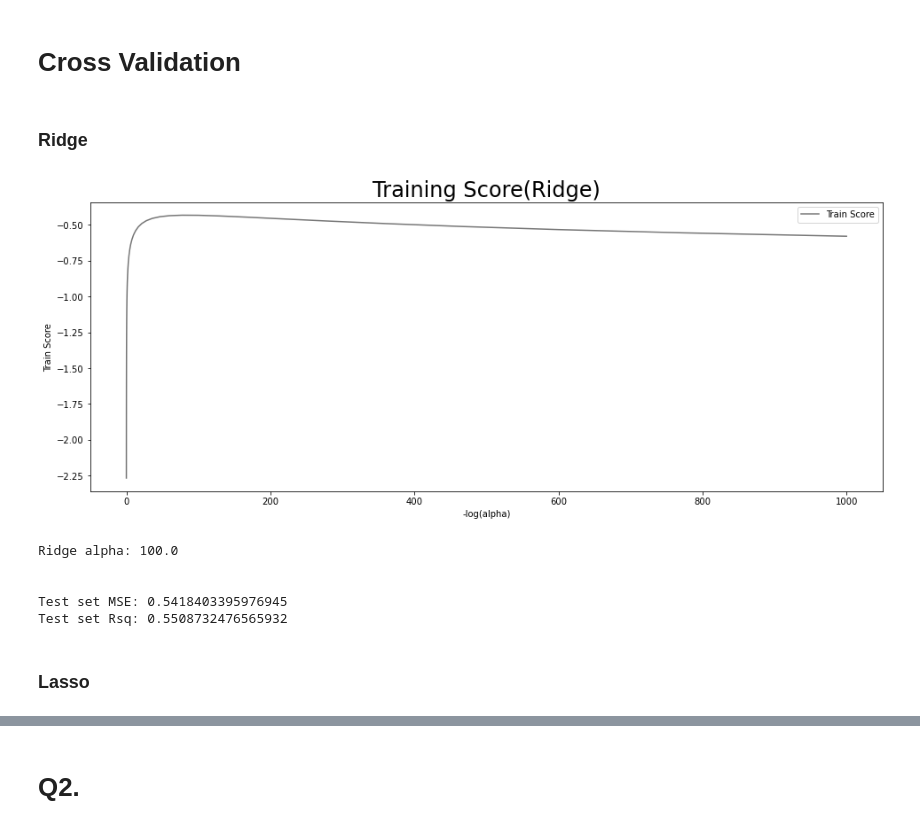
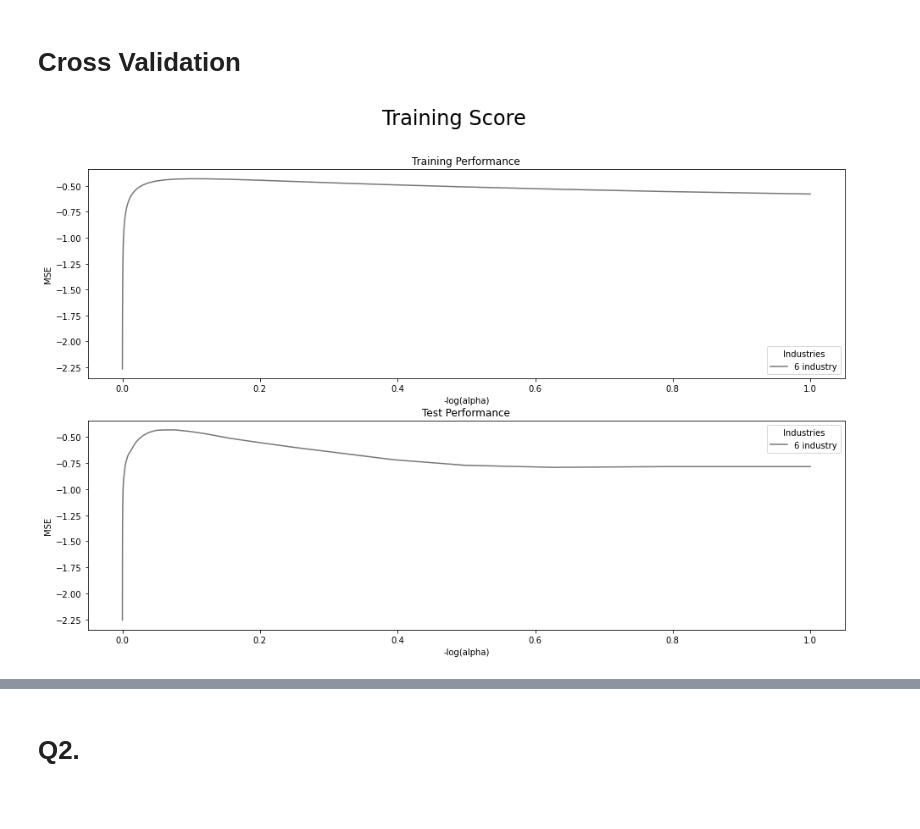
Before and after one commit to Sean-Chaos/DBA-3803-Project, a Jupyter notebook: DBA 3803 Group Project (Working copy).ipynb, the cells around one changed output, grey strips where cells are left out. Drawn from its saved outputs; the diff is of its cells as text; code cells hidden in the pictures; blank space fills up the shorter version.

Commit message:
Add files via upload
- Combined a large number of graphs. Now comparisons are easier
- Added polynomial regression graphs. They should be good
- Added 1 sum of absolute deviations graph

```diff
--- a/DBA 3803 Group Project (Working copy).ipynb
+++ b/DBA 3803 Group Project (Working copy).ipynb
@@ -535,58 +535,47 @@ Lasso best alpha: {'lasso__alpha': 0.12915496650148853}
 Lasso best score: 0.17357426844873278
 # %% [markdown]
 # Cross Validation
-# %% [markdown]
-### Ridge
 # %%
-alpha_vec = np.logspace(-8,3,100)
 
+regressions = [Ridge, Lasso]
+fig, axs = plt.subplots(nrows=2, figsize=(16,10))
 
-cvResults = []
+alpha_list = [np.logspace(-8,3,100), np.logspace(-8,0,100)]
 
-# iterate over all alphas in range
-for cur_alpha in alpha_vec:
+counter = 0
 
-    clf_cv = Pipeline(steps=[("scaler", StandardScaler(with_std = False)),
-                             ("ridge", Ridge(cur_alpha))])
+#--------------------------------------------------------------------------------------------------
 
-    # Perform 10-fold cross validation
-    scores = cross_val_score(estimator = clf_cv, X = X_train_raw, y = y_train_raw, cv = 8, \
-                             scoring = 'neg_mean_squared_error', n_jobs = -1)
+for reg in regressions:
+    cvResults = []
 
-    cvResults.append(scores.mean())
+    for cur_alpha in alpha_list[counter]:
+
+        clf_cv = Pipeline(steps=[("scaler", StandardScaler(with_std = False)),
+                                 ("mdl", reg(cur_alpha))])
+
+        # Perform 10-fold cross validation
+        scores = cross_val_score(estimator = clf_cv, X = X_train_raw, y = y_train_raw, cv = 8, \
+                                 scoring = 'neg_mean_squared_error', n_jobs = -1)
+
+        cvResults.append(scores.mean())
+
+    fig = sns.lineplot(y = cvResults, x = alpha_vec, label = "Train Score", ax = axs[counter])
+
+    counter += 1
 
 #--------------------------------------------------------------------------------------------------
 
 # Graph
-plt.figure(figsize=(16,6))
-fig2 = sns.lineplot(y = cvResults, x = alpha_vec, label = "Train Score")
-plt.title('Training Score(Ridge)', fontsize = 24)
-fig2.set(xlabel='-log(alpha)', ylabel='Train Score')
+axs[0].legend(title='Industries', labels=['6 industry', '24 industry', '48 industry'])
+axs[0].title.set_text('Training Performance')
+axs[1].legend(title='Industries', labels=['6 industry', '24 industry', '48 industry'])
+axs[1].title.set_text('Test Performance')
+
+axs[0].set(xlabel='-log(alpha)', ylabel='MSE')
+axs[1].set(xlabel='-log(alpha)', ylabel='MSE')
+
+plt.suptitle('Training Score', fontsize = 24)
 plt.show()
-
-#--------------------------------------------------------------------------------------------------
-
-# Stats (could be wrong!)
-ridgecv = RidgeCV(alphas = alpha_vec, scoring = 'neg_mean_squared_error')
-ridgecv.fit(X_train_raw, y_train_raw)
-ridge_best_alpha = ridgecv.alpha_
-print('Ridge alpha: {}'.format(ridgecv.alpha_))
-print('\n')
-
-
-# refit on full dataset with optimized parameter
-opt_ridge = Ridge(alpha = ridgecv.alpha_)
-opt_ridge.fit(X_train_raw, y_train_raw)
-
-# Test set (could be wrong!)
-print('Test set MSE: {}'.format(mean_squared_error(y_test_raw, opt_ridge.predict(X_test_raw))))
-print('Test set Rsq: {}'.format(r2_score(y_test_raw, opt_ridge.predict(X_test_raw))))
 # %% [output]
-[figure, old version]
+[figure, new version]
-Ridge alpha: 100.0
-
-
-Test set MSE: 0.5418403395976945
-Test set Rsq: 0.5508732476565932
-# %% [markdown]
-### Lasso
```
Also changed, not shown: parts of 19 cells of this notebook.
